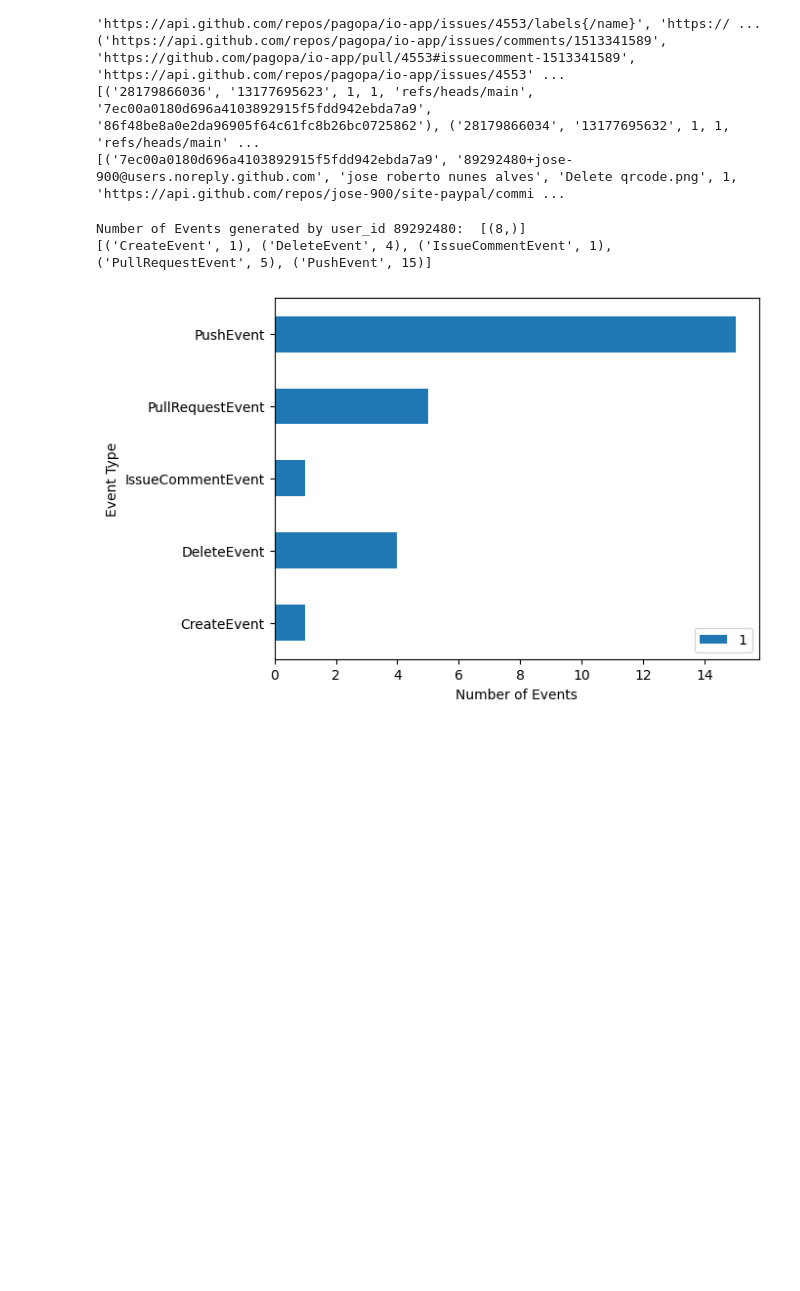
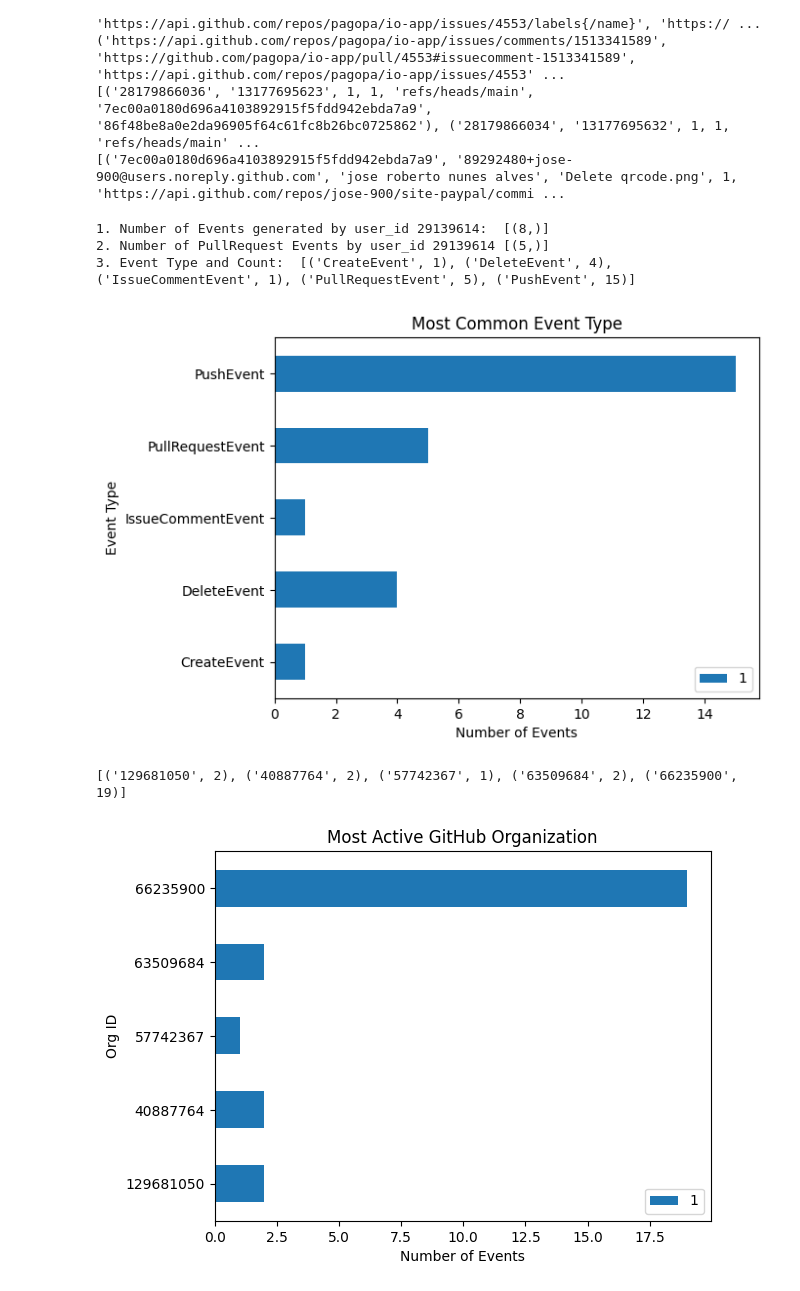
Before and after one commit to Adham23P/DataMgmt-FinalProject, a Jupyter notebook: translate.ipynb, the cells around one changed output. Saved outputs shown, nothing was run; the diff lists cells and outputs as text; code cells hidden in the pictures; blank space fills up the shorter version.

```diff
--- a/translate.ipynb
+++ b/translate.ipynb
@@ -224,31 +222,49 @@ print(cur.fetchall())
 ##For convenience
 con.close()
 # %%
-## TODO: Show features of databases
-
-#1. get the number of events generated from user(actor) with id = 89292480
-cur.execute("SELECT count(*) FROM EventRelation WHERE user_id=29139614")
-print('Number of Events generated by user_id 89292480: ',cur.fetchall())
-
-#2. Idea: most active repository?
-
-
-#3. most common event type
+## Show features of databases
 import matplotlib.pyplot as plt
 import pandas as pd
 
+#1. get the number of events generated from user(actor) with user_id=29139614
+cur.execute("SELECT count(*) FROM EventRelation WHERE user_id=29139614")
+print('1. Number of Events generated by user_id 29139614: ',cur.fetchall())
+
+#2. number of PullRequestEvents from user(actor) with user_id=29139614
+cur.execute("SELECT count(*) FROM EventRelation WHERE user_id=29139614 AND event_type = 'PullRequestEvent'")
+print('2. Number of PullRequest Events by user_id 29139614',cur.fetchall())
+
+#3. most common event type
 cur.execute("select event_type,count(*) from EventRelation group by event_type")
 res = cur.fetchall()
+print('3. Event Type and Count: ',res)
+
+df = pd.DataFrame.from_dict(res)
+# print(df)
+
+df.plot(x=0,y=1,kind='barh')
+plt.xlabel('Number of Events')
+plt.ylabel('Event Type')
+plt.title('Most Common Event Type')
+plt.show()
+
+#4. how many events were made by users which were also in an org
+cur.execute("SELECT Org.org_id,count(user_id) from Org inner join EventRelation on Org.org_id = EventRelation.org_id group by Org.org_id")
+res=cur.fetchall()
 print(res)
 
 df = pd.DataFrame.from_dict(res)
 # print(df)
 
 df.plot(x=0,y=1,kind='barh')
 plt.xlabel('Number of Events')
-plt.ylabel('Event Type')
+plt.ylabel('Org ID')
+plt.title('Most Active GitHub Organization')
 plt.show()
 # %% [output]
-Number of Events generated by user_id 89292480:  [(8,)]
-[('CreateEvent', 1), ('DeleteEvent', 4), ('IssueCommentEvent', 1), ('PullRequestEvent', 5), ('PushEvent', 15)]
+1. Number of Events generated by user_id 29139614:  [(8,)]
+2. Number of PullRequest Events by user_id 29139614 [(5,)]
+3. Event Type and Count:  [('CreateEvent', 1), ('DeleteEvent', 4), ('IssueCommentEvent', 1), ('PullRequestEvent', 5), ('PushEvent', 15)]
-[figure, old version]
+[figure, new version]
+[('129681050', 2), ('40887764', 2), ('57742367', 1), ('63509684', 2), ('66235900', 19)]
+[figure, added]
```
Also changed, not shown: parts of 2 cells of this notebook, 1 other file.
